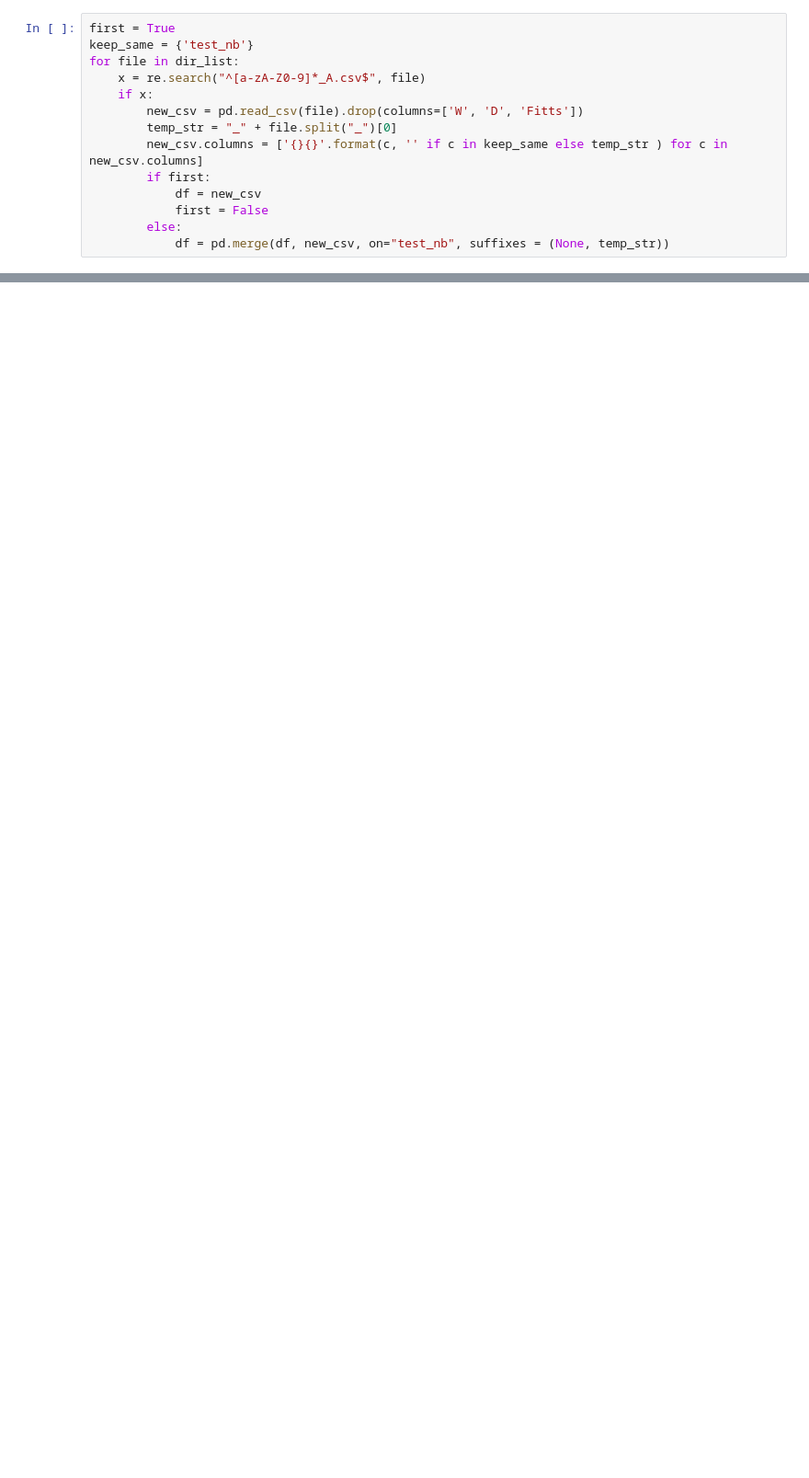
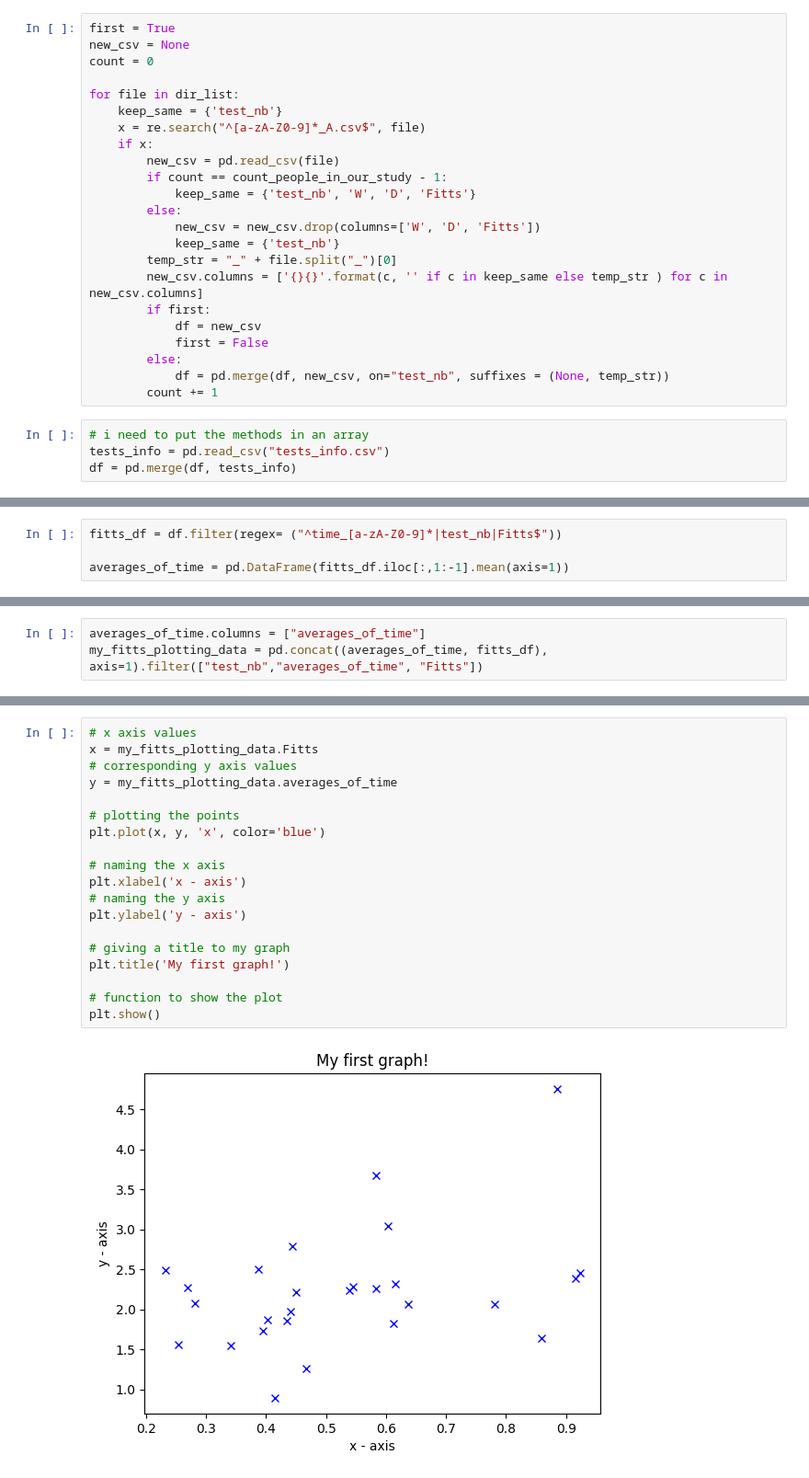
Before and after one commit to hayach2/HCI_TrackPad, a Jupyter notebook: src/dependencies/user_experience/analysis.ipynb, the cells around one changed output, grey strips where cells are left out. Shown: that part at 92% size. Saved outputs shown, nothing was run; the diff lists cells and outputs as text; blank space fills up the shorter version.

```diff
--- a/src/dependencies/user_experience/analysis.ipynb
+++ b/src/dependencies/user_experience/analysis.ipynb
@@ -87,10 +27,18 @@ NO
 # %%
 first = True
-keep_same = {'test_nb'}
+new_csv = None
+count = 0
+
 for file in dir_list:
+    keep_same = {'test_nb'}
     x = re.search("^[a-zA-Z0-9]*_A.csv$", file)
     if x:
-        new_csv = pd.read_csv(file).drop(columns=['W', 'D', 'Fitts'])
+        new_csv = pd.read_csv(file)
+        if count == count_people_in_our_study - 1:
+            keep_same = {'test_nb', 'W', 'D', 'Fitts'}
+        else:
+            new_csv = new_csv.drop(columns=['W', 'D', 'Fitts'])
+            keep_same = {'test_nb'}
         temp_str = "_" + file.split("_")[0]
         new_csv.columns = ['{}{}'.format(c, '' if c in keep_same else temp_str ) for c in new_csv.columns]
         if first:
@@ -98,6 +46,11 @@ for file in dir_list:
             first = False
         else:
             df = pd.merge(df, new_csv, on="test_nb", suffixes = (None, temp_str))
+        count += 1
+# %%
+# i need to put the methods in an array
+tests_info = pd.read_csv("tests_info.csv")
+df = pd.merge(df, tests_info)
 # %%
 df.sort_values(by="test_nb")
 # %% [output]
@@ -120,0 +327,4 @@ df.sort_values(by="test_nb")
+# %%
+fitts_df = df.filter(regex= ("^time_[a-zA-Z0-9]*|test_nb|Fitts$"))
+
+averages_of_time = pd.DataFrame(fitts_df.iloc[:,1:-1].mean(axis=1))
@@ -120,0 +351,3 @@ df.sort_values(by="test_nb")
+# %%
+averages_of_time.columns = ["averages_of_time"]
+my_fitts_plotting_data = pd.concat((averages_of_time, fitts_df), axis=1).filter(["test_nb","averages_of_time", "Fitts"])
@@ -120,0 +374,21 @@ df.sort_values(by="test_nb")
+# %%
+# x axis values
+x = my_fitts_plotting_data.Fitts
+# corresponding y axis values
+y = my_fitts_plotting_data.averages_of_time
+
+# plotting the points
+plt.plot(x, y, 'x', color='blue')
+
+# naming the x axis
+plt.xlabel('x - axis')
+# naming the y axis
+plt.ylabel('y - axis')
+
+# giving a title to my graph
+plt.title('My first graph!')
+
+# function to show the plot
+plt.show()
+# %% [output]
+[figure, added]
```
Also changed, not shown: parts of 19 cells of this notebook, 21 other files.
